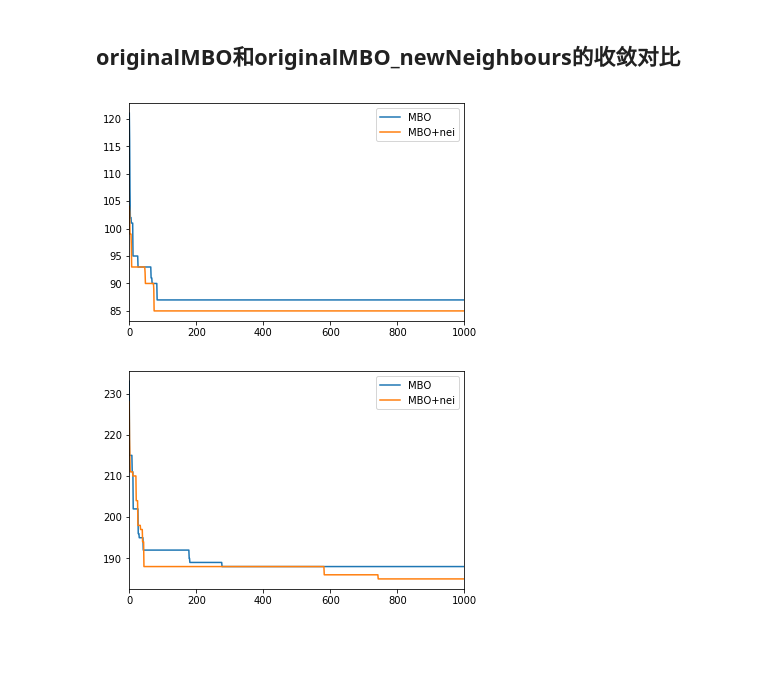
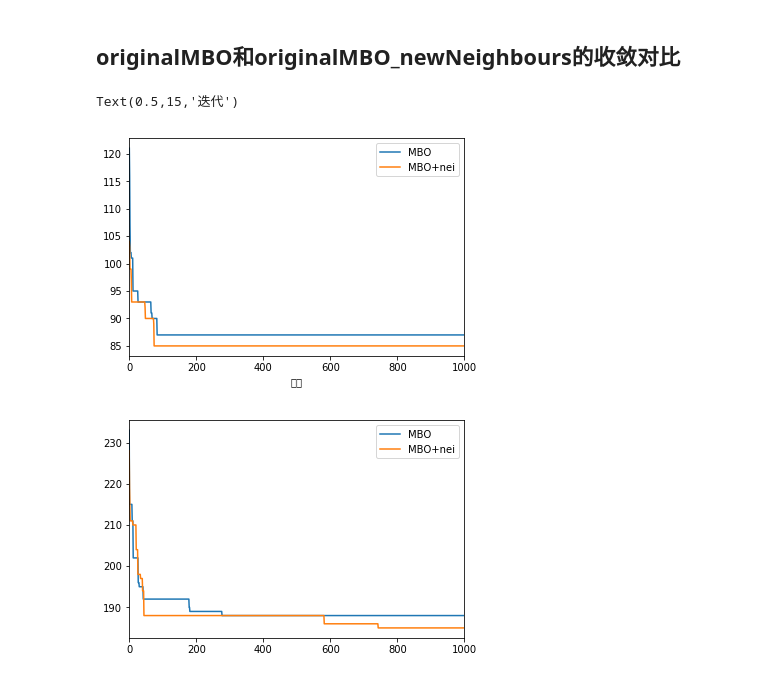
Before and after one commit to dawnohdawn/multi-object-JSSP-with-lot-spliting, a Jupyter notebook: 选择数据画收敛图.ipynb, the cells around one changed output. Drawn from its saved outputs; the diff is of its cells as text; code cells hidden in the pictures; blank space fills up the shorter version.

```diff
--- a/选择数据画收敛图.ipynb
+++ b/选择数据画收敛图.ipynb
@@ -27,11 +27,14 @@ def plotmbo(file1, file2):
 # %%
 # P1的理想图形
 plotmbo('OMBO & OMBO+NEI-P1-87-90.csv', 'OMBO+NEI-P1-85.csv')
 plt.savefig(PATH+"\\"+'MBO & MBO+nei 收敛对比-P1',dpi=160)
 
+plt.xlabel(u'迭代')
+
 # 表现出收敛速度了
 # %% [output]
+Text(0.5,15,'迭代')
-[figure, old version]
+[figure, new version]
 # %%
 # P2的理想图形
 plotmbo('OMBO & OMBO+NEI-P2-188-184.csv', 'OMBO & OMBO+NEI-P2-188-184.csv')
```
Also changed, not shown: parts of 23 cells of this notebook, 41 other files.
